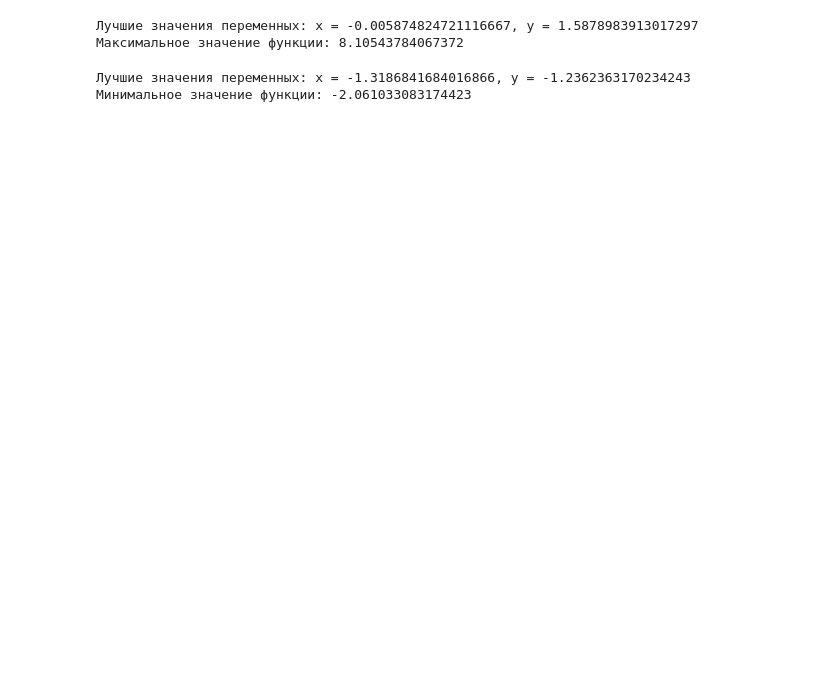
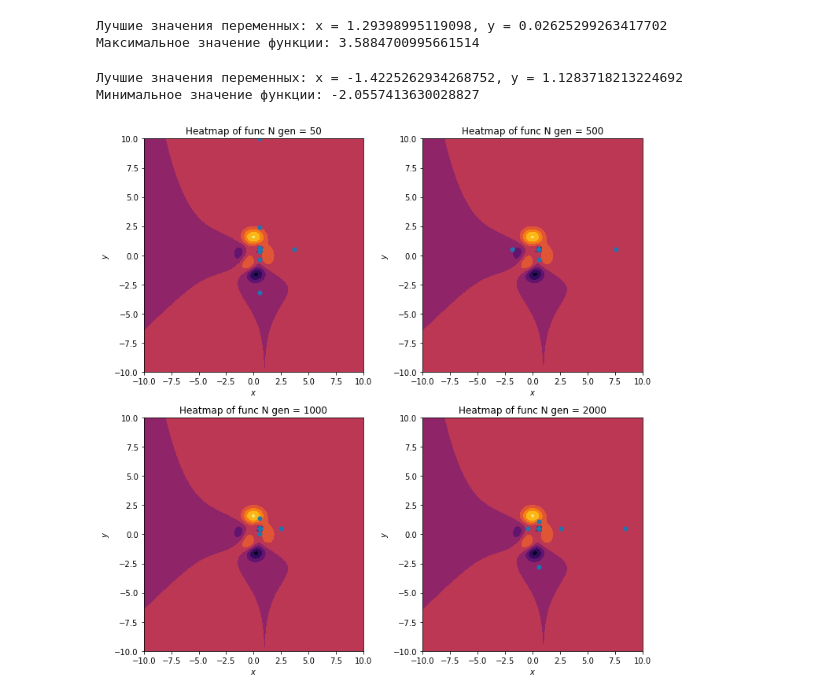
Before and after one commit to Arbuz-Nick/hse_mmdm, a Jupyter notebook: task1.ipynb, the cells around one changed output. Cells and saved outputs as stored; diff of their text form; code cells hidden in the pictures; blank space fills up the shorter version.

```diff
--- a/task1.ipynb
+++ b/task1.ipynb
@@ -59,5 +59,9 @@ def crossover(parent1, parent2):
 def mutate(chromosome):
     for i in range(len(chromosome)):
         if np.random.rand() < mutation_rate:
-            chromosome[i] = np.random.rand()
+            chromosome[i] += np.random.normal(0, (x_max - x_min) / 6)
+            if chromosome[i] > x_max:
+                chromosome[i] = x_max
+            if chromosome[i] < x_min:
+                chromosome[i] = x_min
     return chromosome
@@ -65,6 +113,9 @@ def mutate(chromosome):
 population = initialize_population(population_size)
 fit_func = fitness_maximization
 given_func = func_a
+
+generation_results_a = {}
+
 for generation in range(generations):
     new_population = []
     population = selection(population)
@@ -75,6 +126,9 @@ for generation in range(generations):
         child2 = mutate(child2)
         new_population.extend([child1, child2])
     population = np.array(new_population)
+    #     print(given_func(population[2][0], population[2][1]))
+    if (generation + 1) in checkpoints:
+        generation_results_a[generation + 1] = population
 
 # Определение лучшего решения
 best_individual = max(population, key=fit_func)
@@ -84,12 +138,15 @@ best_fitness = given_func(best_x, best_y)
 print(f"Лучшие значения переменных: x = {best_x}, y = {best_y}")
 print(f"Максимальное значение функции: {best_fitness}")
 # %% [output]
-Лучшие значения переменных: x = -0.005874824721116667, y = 1.5878983913017297
-Максимальное значение функции: 8.10543784067372
+Лучшие значения переменных: x = 1.29398995119098, y = 0.02625299263417702
+Максимальное значение функции: 3.5884700995661514
 # %%
 population = initialize_population(population_size)
 fit_func = fitness_minimization
 given_func = func_b
+
+generation_results_b = {}
+
 for generation in range(generations):
     new_population = []
     population = selection(population)
@@ -100,6 +157,8 @@ for generation in range(generations):
         child2 = mutate(child2)
         new_population.extend([child1, child2])
     population = np.array(new_population)
+    if (generation + 1) in checkpoints:
+        generation_results_b[generation + 1] = population.copy()
 
 # Определение лучшего решения
 best_individual = max(population, key=fit_func)
@@ -109,5 +168,36 @@ best_fitness = given_func(best_x, best_y)
 print(f"Лучшие значения переменных: x = {best_x}, y = {best_y}")
 print(f"Минимальное значение функции: {best_fitness}")
 # %% [output]
-Лучшие значения переменных: x = -1.3186841684016866, y = -1.2362363170234243
-Минимальное значение функции: -2.061033083174423
+Лучшие значения переменных: x = -1.4225262934268752, y = 1.1283718213224692
+Минимальное значение функции: -2.0557413630028827
+# %%
+import numpy as np
+import matplotlib.pyplot as plt
+
+def plot_pareto_fronts(F, generation_results, generation_numbers):
+    fig, axs = plt.subplots(2, 2, figsize=(10, 10))
+    axs = axs.flatten()
+    for i, gen in enumerate(generation_numbers):
+        axs[i].contourf(X, Y, F, cmap='inferno')
+        axs[i].scatter(generation_results[gen][:,0], generation_results[gen][:,1], s=25)
+        #         axs[i].set_colorbar(label='Value of custom function $f(x, y)$')
+        axs[i].set_xlabel('$x$')
+        axs[i].set_ylabel('$y$')
+        axs[i].set_title(f'Heatmap of func N gen = {gen}')
+    plt.tight_layout()
+    plt.show()
+
+# Define the range
+x = np.linspace(-10, 10, 400)
+y = np.linspace(-10, 10, 400)
+
+# Create a meshgrid
+X, Y = np.meshgrid(x, y)
+
+# Apply the custom function to each point in the grid
+F_a = [[func_a(x, y) for x, y in zip(x_, y_)] for x_, y_ in zip(X, Y)]
+
+# Plot the heatmap for the custom function
+plot_pareto_fronts(F_a, generation_results_a, checkpoints)
+# %% [output]
+[figure, added]
```
Also changed, not shown: parts of 4 cells of this notebook.
